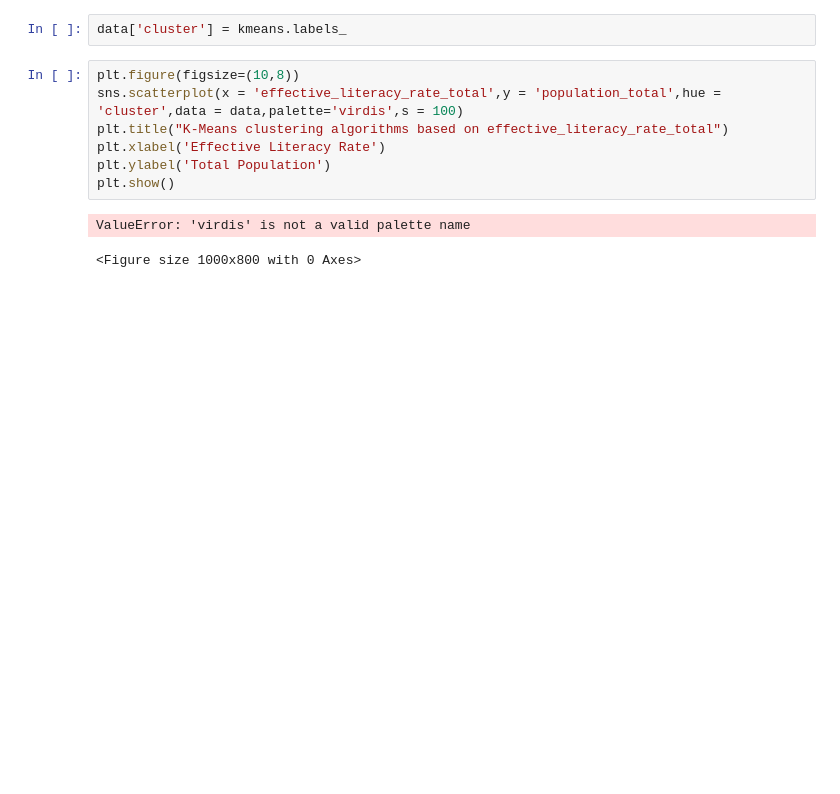
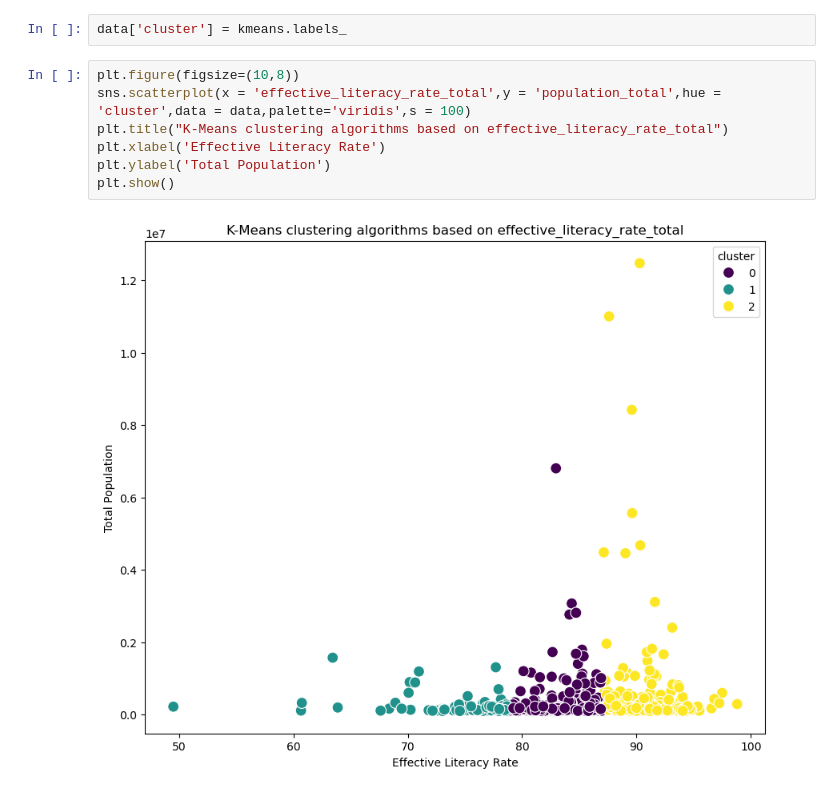
Before and after one commit to Viraj324/ML-Problem-Statements, a Jupyter notebook: Problem Statement 5/Problem Statement 5.ipynb, the cells around one changed output. Cells and saved outputs as stored; diff of their text form; blank space fills up the shorter version.

```diff
--- a/Problem Statement 5/Problem Statement 5.ipynb
+++ b/Problem Statement 5/Problem Statement 5.ipynb
@@ -83,11 +83,10 @@ KMeans(n_clusters=3, random_state=42)
 data['cluster'] = kmeans.labels_
 # %%
 plt.figure(figsize=(10,8))
-sns.scatterplot(x = 'effective_literacy_rate_total',y = 'population_total',hue = 'cluster',data = data,palette='virdis',s = 100)
+sns.scatterplot(x = 'effective_literacy_rate_total',y = 'population_total',hue = 'cluster',data = data,palette='viridis',s = 100)
 plt.title("K-Means clustering algorithms based on effective_literacy_rate_total")
 plt.xlabel('Effective Literacy Rate')
 plt.ylabel('Total Population')
 plt.show()
 # %% [output]
-ValueError: 'virdis' is not a valid palette name
-<Figure size 1000x800 with 0 Axes>
+[figure, added]
```
Also changed, not shown: 2 other files.
